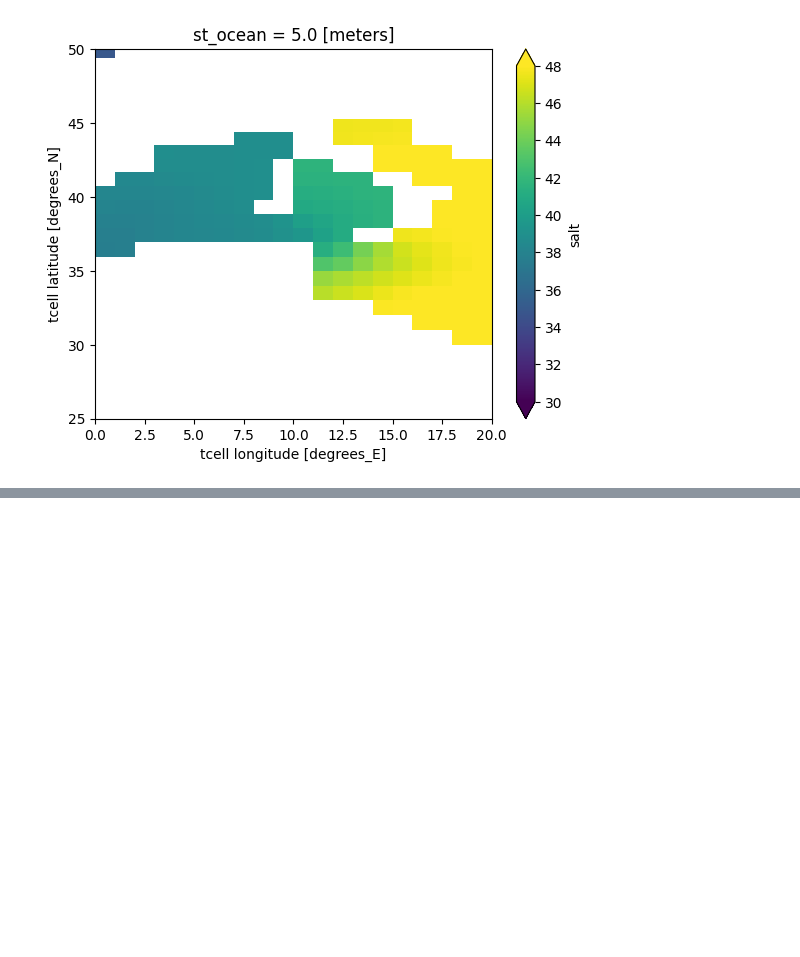
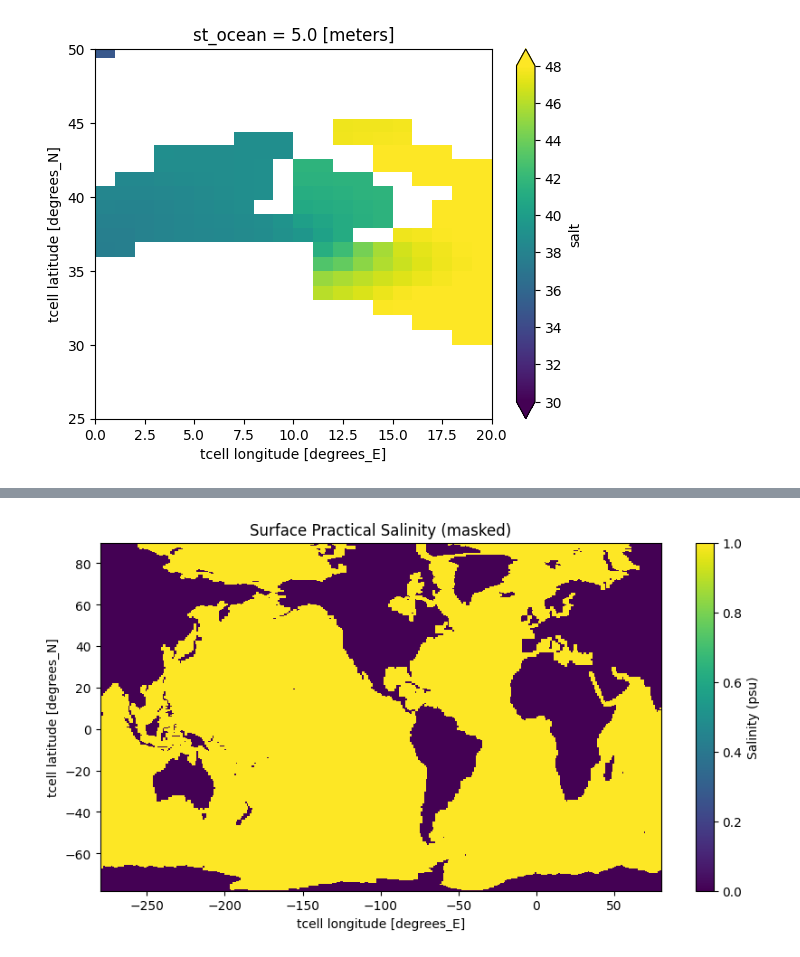
Before and after one commit to ezhilsabareesh8/Notebooks, a Jupyter notebook: Transport_through_straits_example.ipynb, the cells around one changed output, grey strips where cells are left out. Cells and saved outputs as stored; diff of their text form; code cells hidden in the pictures; blank space fills up the shorter version.

```diff
--- a/Transport_through_straits_example.ipynb
+++ b/Transport_through_straits_example.ipynb
@@ -174,0 +203,19 @@ HTML(ani.to_jshtml())
+# %%
+# Mask out invalid values (e.g., less than or equal to -10)
+salt_clean = salt.salt > -10
+
+# Select a specific time index or depth if needed
+# Example: surface salinity at first time step
+salt_plot = salt_clean.isel(time=0, st_ocean=0)
+
+# Plot the data
+plt.figure(figsize=(10, 5))
+salt_plot.plot(
+    x='xt_ocean', y='yt_ocean',
+    cmap='viridis',  # or any other colormap
+    cbar_kwargs={'label': 'Salinity (psu)'}
+)
+plt.title("Surface Practical Salinity (masked)")
+plt.show()
+# %% [output]
+[figure, added]
```
Also changed, not shown: parts of 15 cells of this notebook.
